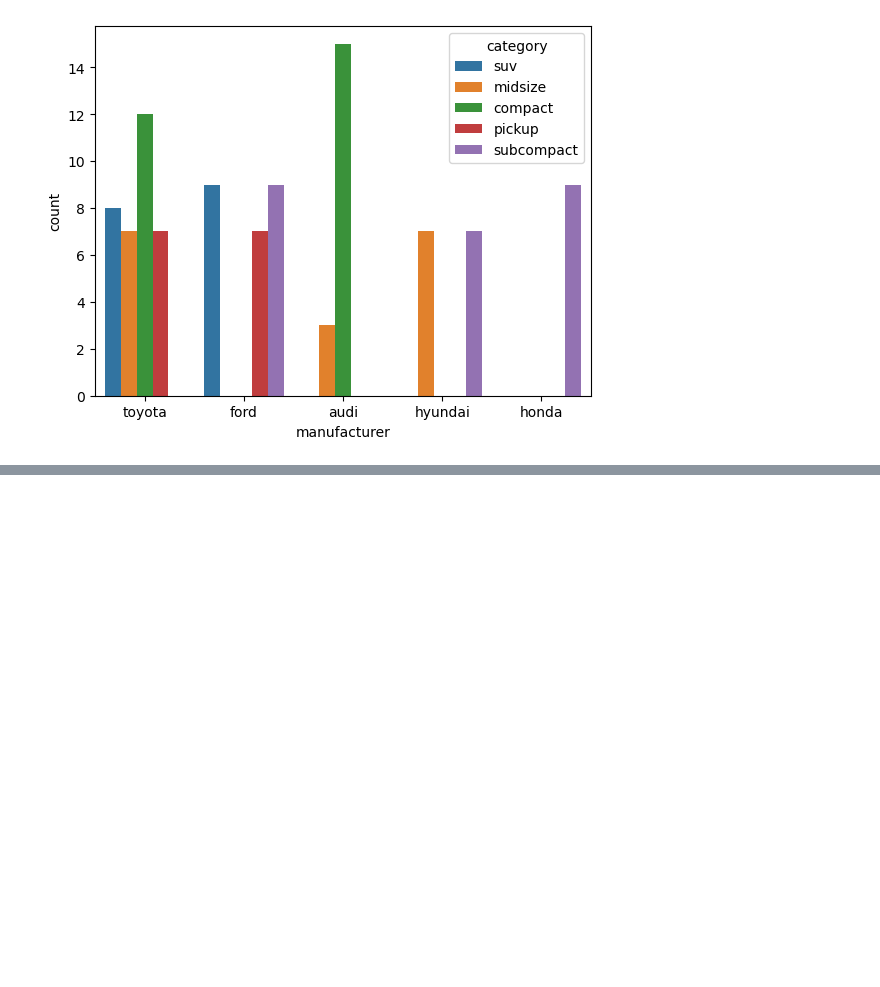
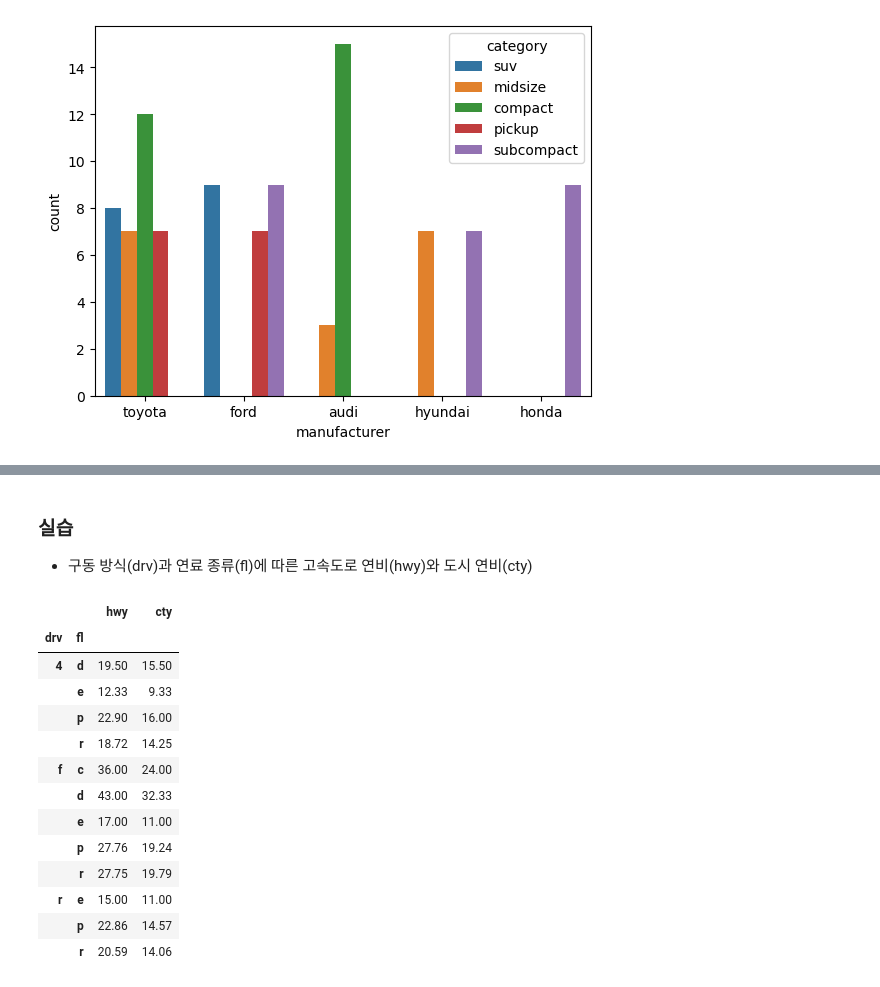
Before and after one commit to hyerimmmmm/SWDataAnalysisClass, a Jupyter notebook: pythonStudy/LIB/mpg데이터 실습.ipynb, the cells around one changed output, grey strips where cells are left out. Drawn from its saved outputs; the diff is of its cells as text; code cells hidden in the pictures; blank space fills up the shorter version.

```diff
--- a/pythonStudy/LIB/mpg데이터 실습.ipynb
+++ b/pythonStudy/LIB/mpg데이터 실습.ipynb
@@ -480,0 +508,20 @@ sns.countplot(data = total, x = 'manufacturer', hue = 'category')
+# %% [markdown]
+### 실습
+- 구동 방식(drv)과 연료 종류(fl)에 따른 고속도로 연비(hwy)와 도시 연비(cty)
+# %%
+mpg[['drv', 'fl', 'hwy', 'cty']].groupby(['drv', 'fl']).mean(['hwy', 'cty']).round(2)
+# %% [output]
+|  |  | hwy | cty |
+| drv | fl |  |  |
+| 4 | d | 19.50 | 15.50 |
+|  | e | 12.33 | 9.33 |
+|  | p | 22.90 | 16.00 |
+|  | r | 18.72 | 14.25 |
+| f | c | 36.00 | 24.00 |
+|  | d | 43.00 | 32.33 |
+|  | e | 17.00 | 11.00 |
+|  | p | 27.76 | 19.24 |
+|  | r | 27.75 | 19.79 |
+| r | e | 15.00 | 11.00 |
+|  | p | 22.86 | 14.57 |
+|  | r | 20.59 | 14.06 |
```
Also changed, not shown: parts of 5 cells of this notebook, 2 other files.
